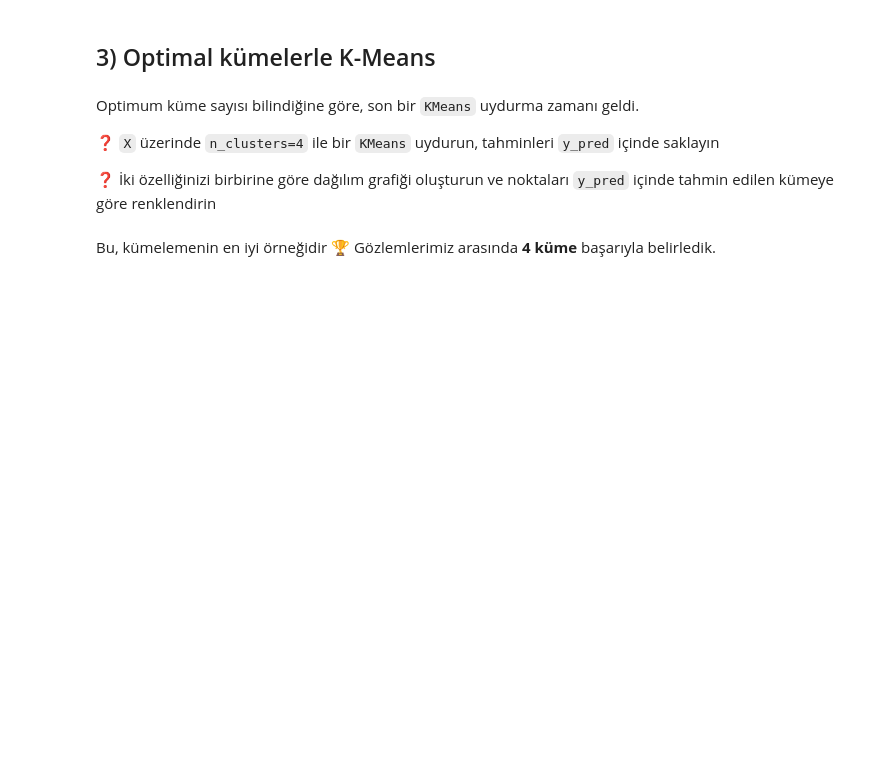
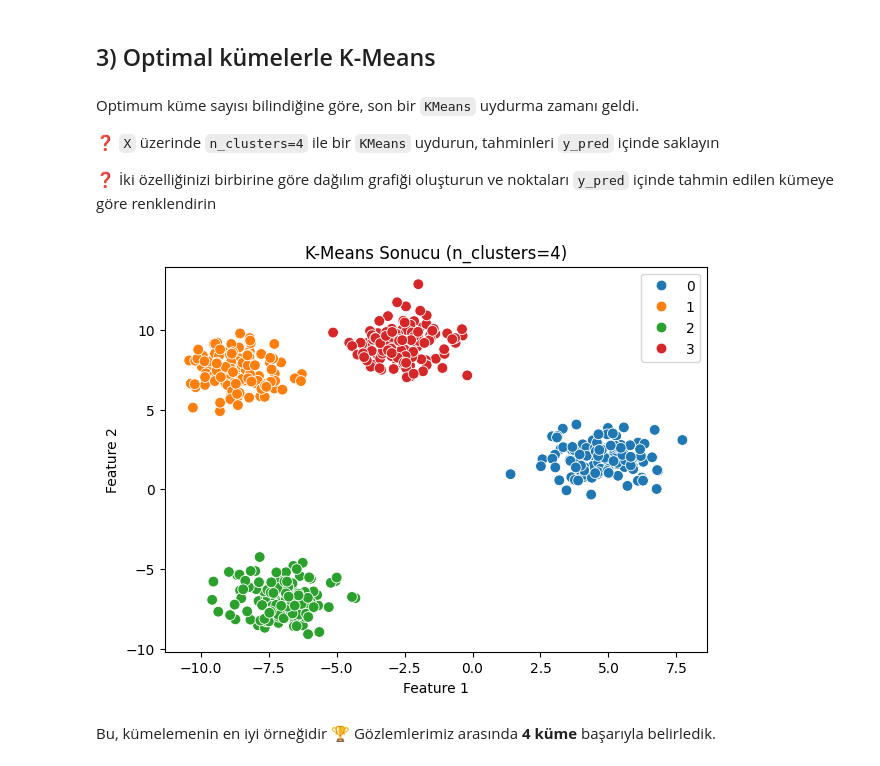
Before and after one commit to tmy-datamesa/S17D3-S-data-image-compressor, a Jupyter notebook: warmup_k_means.ipynb, the cells around one changed output. Cells and saved outputs as stored; diff of their text form; code cells hidden in the pictures; blank space fills up the shorter version.

```diff
--- a/warmup_k_means.ipynb
+++ b/warmup_k_means.ipynb
@@ -195,3 +215,20 @@ Optimum küme sayısı bilindiğine göre, son bir `KMeans` uydurma zamanı geld
+# %%
+# Elbow grafiğine göre en iyi küme sayısını 4 seçiyoruz
+kmeans = KMeans(n_clusters=4, random_state=42)
+
+# Modeli veriye uyduruyoruz ve aynı anda tahminleri alıyoruz
+y_pred = kmeans.fit_predict(X)  # her nokta için 0-1-2-3 küme etiketi
+
+# Sonucu çizdirelim (renkler artık 4 farklı küme olacak)
+plt.figure(figsize=(7,5))
+sns.scatterplot(x=X[:, 0], y=X[:, 1], hue=y_pred, palette="tab10", s=60)
+
+plt.title("K-Means Sonucu (n_clusters=4)")
+plt.xlabel("Feature 1")
+plt.ylabel("Feature 2")
+plt.show()
+# %% [output]
+[figure, added]
 # %% [markdown]
 Bu, kümelemenin en iyi örneğidir 🏆
 Gözlemlerimiz arasında **4 küme** başarıyla belirledik.
```
Also changed, not shown: parts of 10 cells of this notebook.
